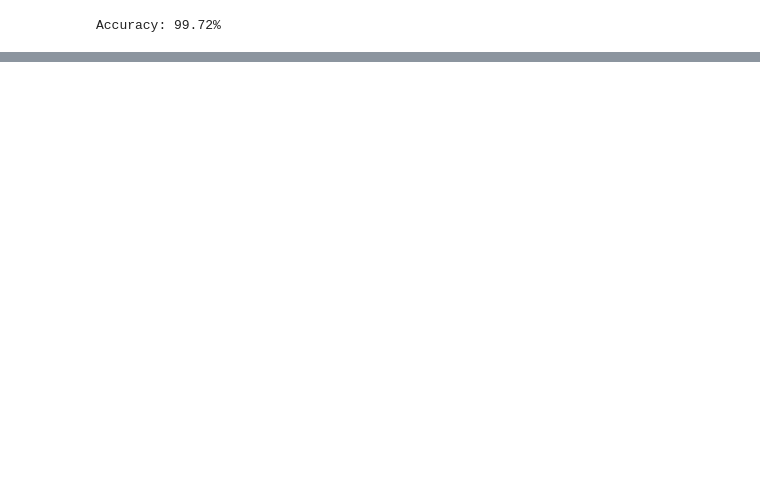
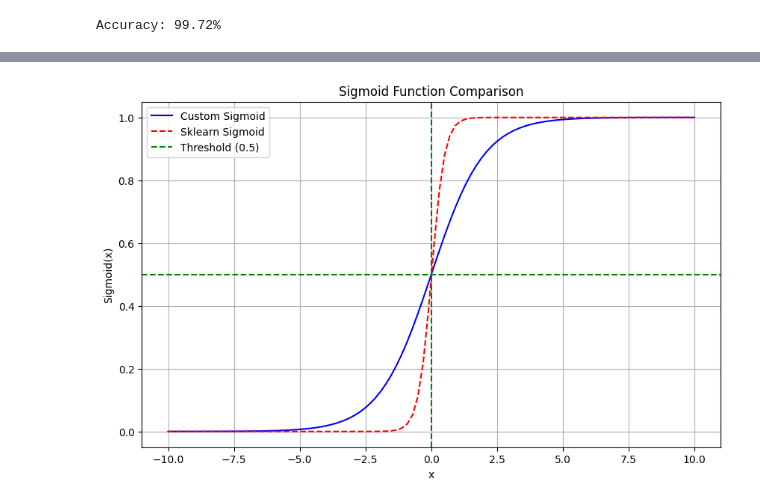
Before and after one commit to mikolaj-olesinski/ML-Models-From-Scratch, a Jupyter notebook: logistic_regression.ipynb, the cells around one changed output, grey strips where cells are left out. Saved outputs shown, nothing was run; the diff lists cells and outputs as text; code cells hidden in the pictures; blank space fills up the shorter version.

```diff
--- a/logistic_regression.ipynb
+++ b/logistic_regression.ipynb
@@ -79,0 +171,88 @@ Sklearn Logistic Regression Accuracy: 99.72%
+# %%
+# Generating one-dimensional classification data
+import numpy as np
+import matplotlib.pyplot as plt
+from sklearn.model_selection import train_test_split
+from sklearn.linear_model import LogisticRegression as SklearnLogReg
+from sklearn.metrics import accuracy_score
+
+np.random.seed(42)
+n_samples = 30000
+
+# Generate data from two normal distributions
+X_class0 = np.random.normal(-2, 1, (n_samples//2, 1))
+X_class1 = np.random.normal(2, 1, (n_samples//2, 1))
+X = np.vstack([X_class0, X_class1])
+y = np.hstack([np.zeros(n_samples//2), np.ones(n_samples//2)])
+
+# Shuffle the data
+indices = np.random.permutation(n_samples)
+X, y = X[indices], y[indices]
+
+# Split data into training and test sets
+X_train, X_test, y_train, y_test = train_test_split(X, y, test_size=0.2, random_state=42)
+
+
+# Train custom logistic regression model
+custom_model = LogisticRegression(L=0.01, n_iters=10000)
+custom_model.fit(X_train, y_train)
+
+# Train scikit-learn logistic regression model
+sklearn_model = SklearnLogReg(max_iter=10000)
+sklearn_model.fit(X_train, y_train)
+
+# Make predictions
+y_pred_custom = custom_model.predict(X_test)
+y_pred_sklearn = sklearn_model.predict(X_test)
+
+# Calculate accuracy
+custom_accuracy = accuracy_score(y_test, y_pred_custom)
+sklearn_accuracy = accuracy_score(y_test, y_pred_sklearn)
+
+print(f"Custom Logistic Regression Accuracy: {custom_accuracy * 100:.2f}%")
+print(f"Sklearn Logistic Regression Accuracy: {sklearn_accuracy * 100:.2f}%")
+
+#Plot the sigmoid function
+x = np.linspace(-10, 10, 100)
+y_custom = custom_model._sigmoid(x)
+y_sklearn = sklearn_model.predict_proba(x.reshape(-1, 1))[:, 1]
+plt.figure(figsize=(10, 6))
+plt.plot(x, y_custom, label='Custom Sigmoid', color='blue')
+plt.plot(x, y_sklearn, label='Sklearn Sigmoid', color='red', linestyle='--')
+plt.title('Sigmoid Function Comparison')
+plt.xlabel('x')
+plt.ylabel('Sigmoid(x)')
+plt.axhline(0.5, color='green', linestyle='--', label='Threshold (0.5)')
+plt.axvline(0, color='green', linestyle='--')
+plt.legend()
+plt.grid()
+plt.show()
+
+
+# Calculate predicted probabilities for both models
+y_proba_custom = custom_model.predict_probability(X_test)
+y_proba_sklearn = sklearn_model.predict_proba(X_test)[:, 1]
+
+# Limit to first 10 points
+X_sample = X_test[:10].ravel()
+y_proba_custom_sample = y_proba_custom[:10]
+y_proba_sklearn_sample = y_proba_sklearn[:10]
+
+plt.figure(figsize=(10, 6))
+
+# Plot custom model predictions
+plt.scatter(X_sample, y_proba_custom_sample, s=50, color='blue', label='Custom Logistic Regression')
+
+# Plot sklearn model predictions
+plt.scatter(X_sample, y_proba_sklearn_sample, s=50, color='orange', marker='x', label='Sklearn Logistic Regression')
+
+# Draw threshold line
+plt.axhline(0.5, color='red', linestyle='--', label='Threshold 0.5')
+
+plt.xlabel('Feature')
+plt.ylabel('P(class=1)')
+plt.title('Predicted Probabilities – First 10 Points Comparison')
+plt.legend()
+plt.grid()
+plt.show()
+# %% [output]
@@ -79,0 +261 @@ Sklearn Logistic Regression Accuracy: 99.72%
+[figure, added]
```
Also changed, not shown: parts of 5 cells of this notebook, 1 other file.
